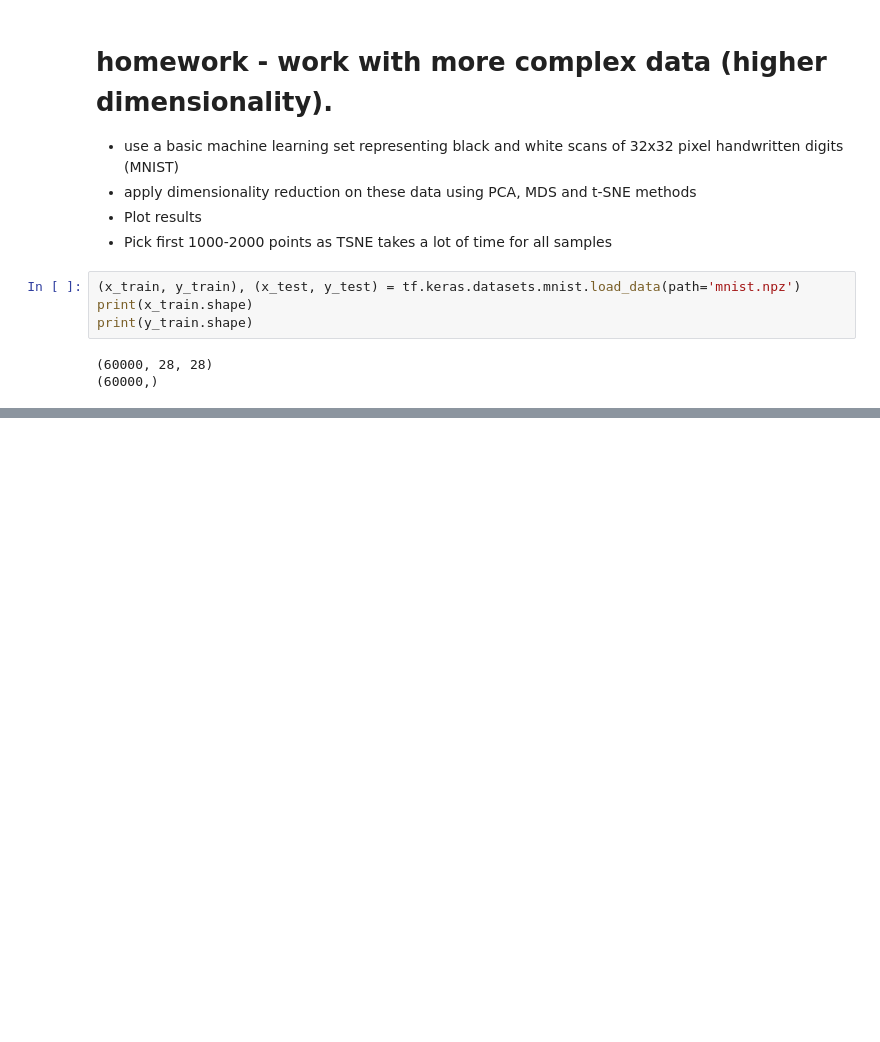
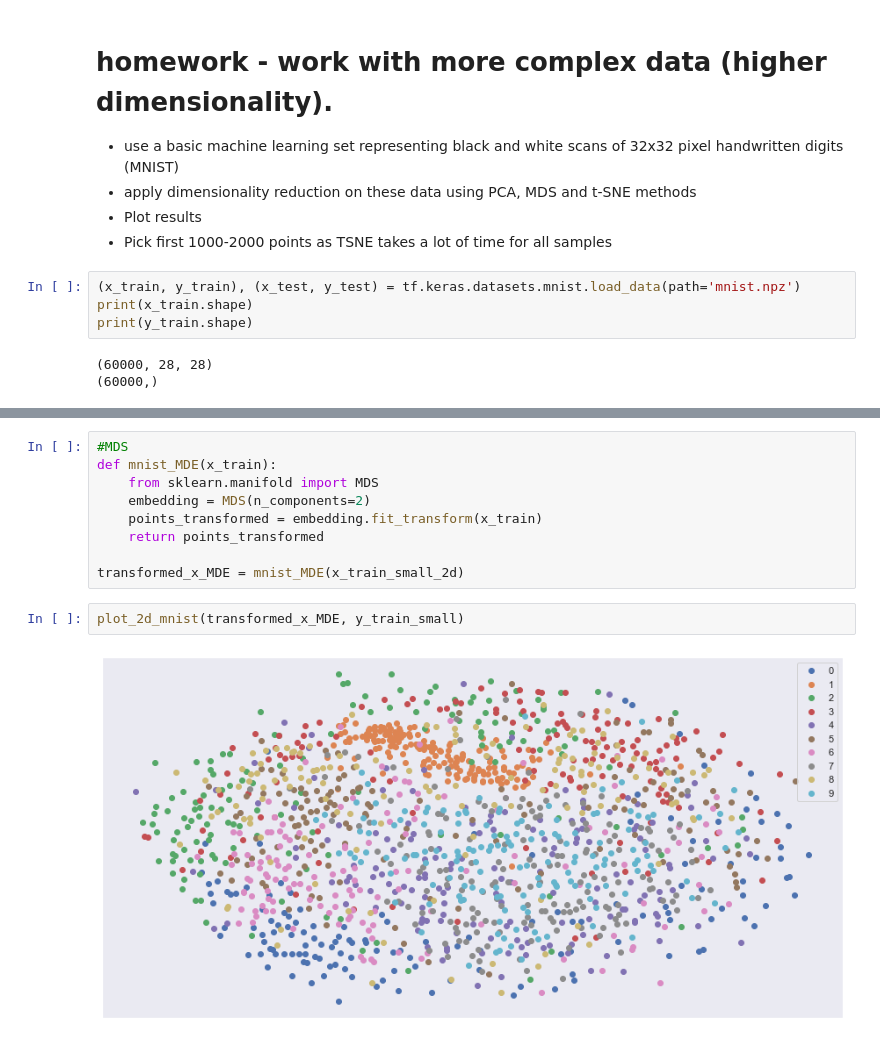
Before and after one commit to matt628/visualizing-big-datasets, a Jupyter notebook: lab2/lab2.ipynb, the cells around one changed output, grey strips where cells are left out. Cells and saved outputs as stored; diff of their text form; blank space fills up the shorter version.

```diff
--- a/lab2/lab2.ipynb
+++ b/lab2/lab2.ipynb
@@ -500,0 +551,13 @@ print(y_train.shape)
+# %%
+#MDS
+def mnist_MDE(x_train):
+    from sklearn.manifold import MDS
+    embedding = MDS(n_components=2)
+    points_transformed = embedding.fit_transform(x_train)
+    return points_transformed
+
+transformed_x_MDE = mnist_MDE(x_train_small_2d)
+# %%
+plot_2d_mnist(transformed_x_MDE, y_train_small)
+# %% [output]
+[figure, added]
```
Also changed, not shown: parts of 19 cells of this notebook.
